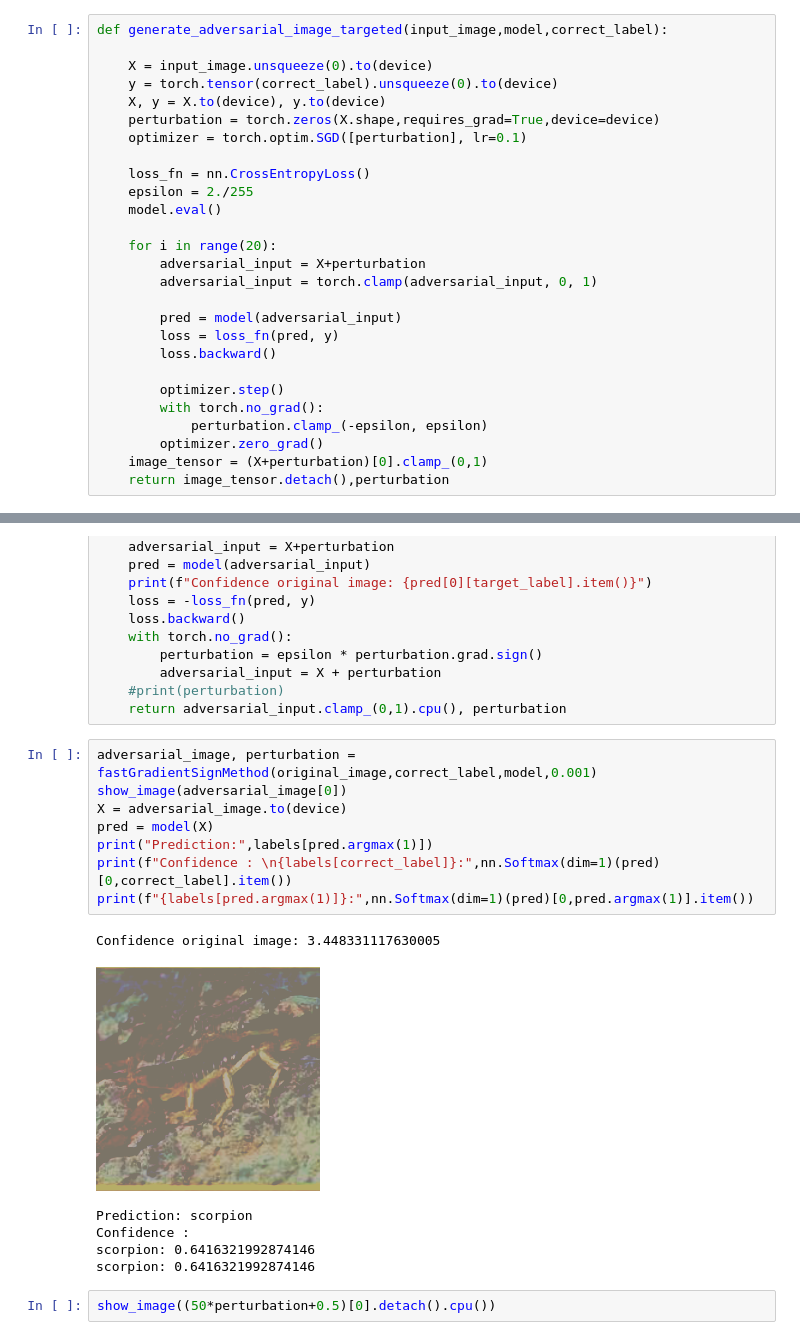
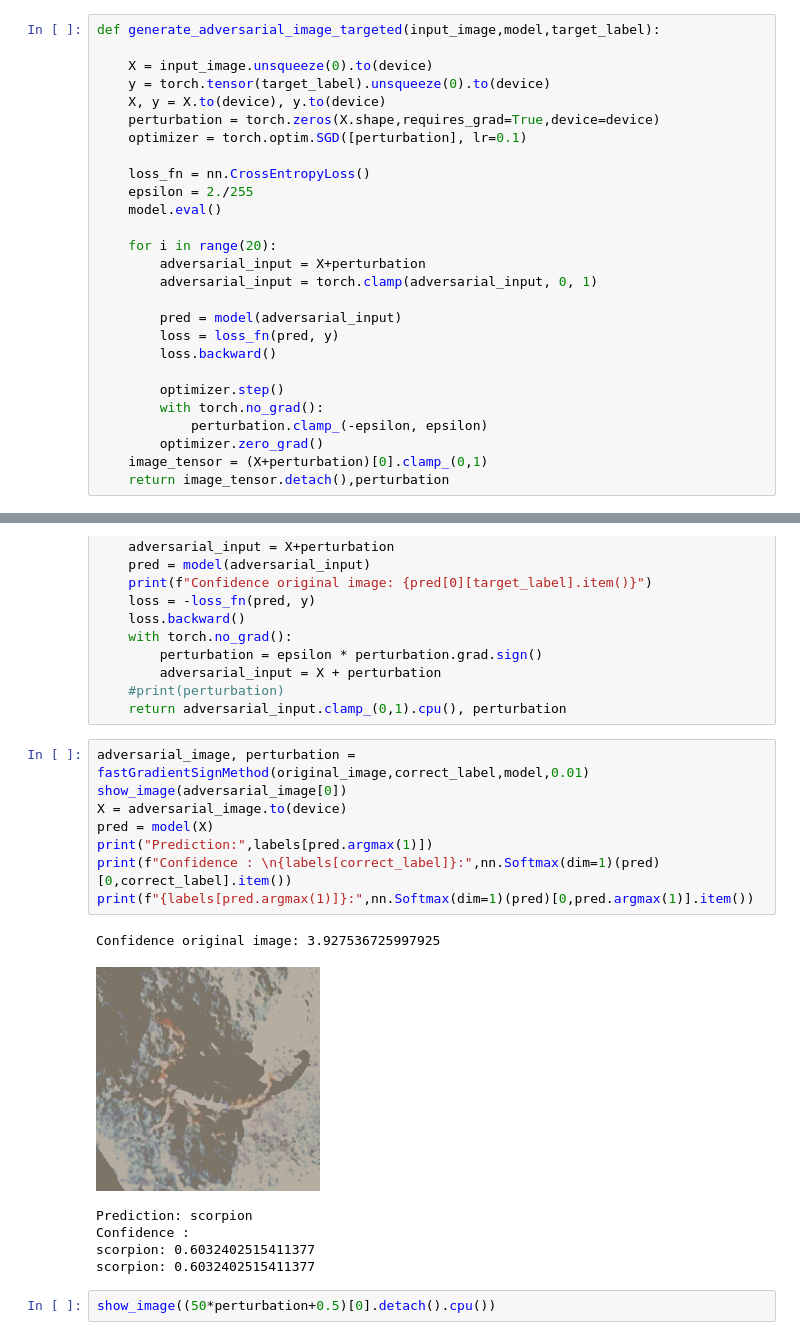
Before and after one commit to TimoLob/AdversarialMLTutorial, a Jupyter notebook: Caltech/adversarial sgd.ipynb, the cells around one changed output, grey strips where cells are left out. Cells and saved outputs as stored; diff of their text form.

```diff
--- a/Caltech/adversarial sgd.ipynb
+++ b/Caltech/adversarial sgd.ipynb
@@ -284,9 +289,9 @@ butterfly: 0.0003175771562382579
 scorpion
 # %%
-def generate_adversarial_image_targeted(input_image,model,correct_label):
+def generate_adversarial_image_targeted(input_image,model,target_label):
 
     X = input_image.unsqueeze(0).to(device)
-    y = torch.tensor(correct_label).unsqueeze(0).to(device)
+    y = torch.tensor(target_label).unsqueeze(0).to(device)
     X, y = X.to(device), y.to(device)
     perturbation = torch.zeros(X.shape,requires_grad=True,device=device)
     optimizer = torch.optim.SGD([perturbation], lr=0.1)
@@ -350,20 +355,20 @@ def fastGradientSignMethod(input_image, target_label, model,epsilon):
     #print(perturbation)
     return adversarial_input.clamp_(0,1).cpu(), perturbation
 # %%
-adversarial_image, perturbation = fastGradientSignMethod(original_image,correct_label,model,0.001)
+adversarial_image, perturbation = fastGradientSignMethod(original_image,correct_label,model,0.01)
 show_image(adversarial_image[0])
 X = adversarial_image.to(device)
 pred = model(X)
 print("Prediction:",labels[pred.argmax(1)])
 print(f"Confidence : \n{labels[correct_label]}:",nn.Softmax(dim=1)(pred)[0,correct_label].item())
 print(f"{labels[pred.argmax(1)]}:",nn.Softmax(dim=1)(pred)[0,pred.argmax(1)].item())
 # %% [output]
-Confidence original image: 3.448331117630005
+Confidence original image: 3.927536725997925
-[figure, old version]
+[figure, new version]
 Prediction: scorpion
 Confidence :
-scorpion: 0.6416321992874146
-scorpion: 0.6416321992874146
+scorpion: 0.6032402515411377
+scorpion: 0.6032402515411377
 # %%
 show_image((50*perturbation+0.5)[0].detach().cpu())
 # %% [output]
```
Also changed, not shown: parts of 10 cells of this notebook.
